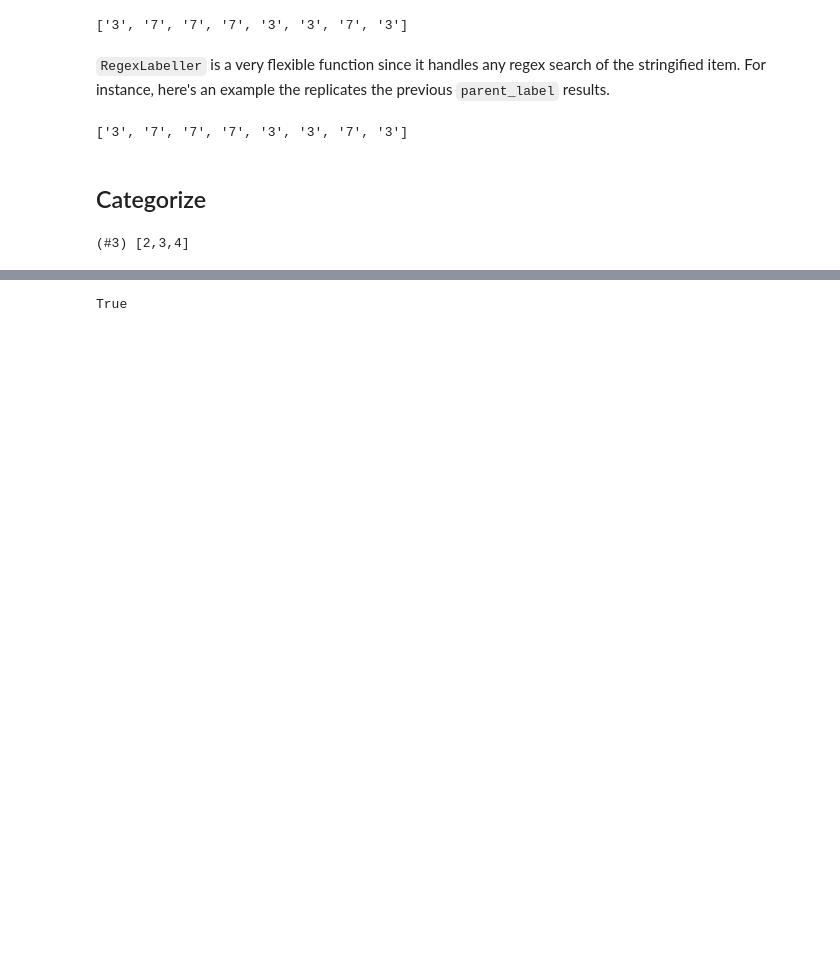
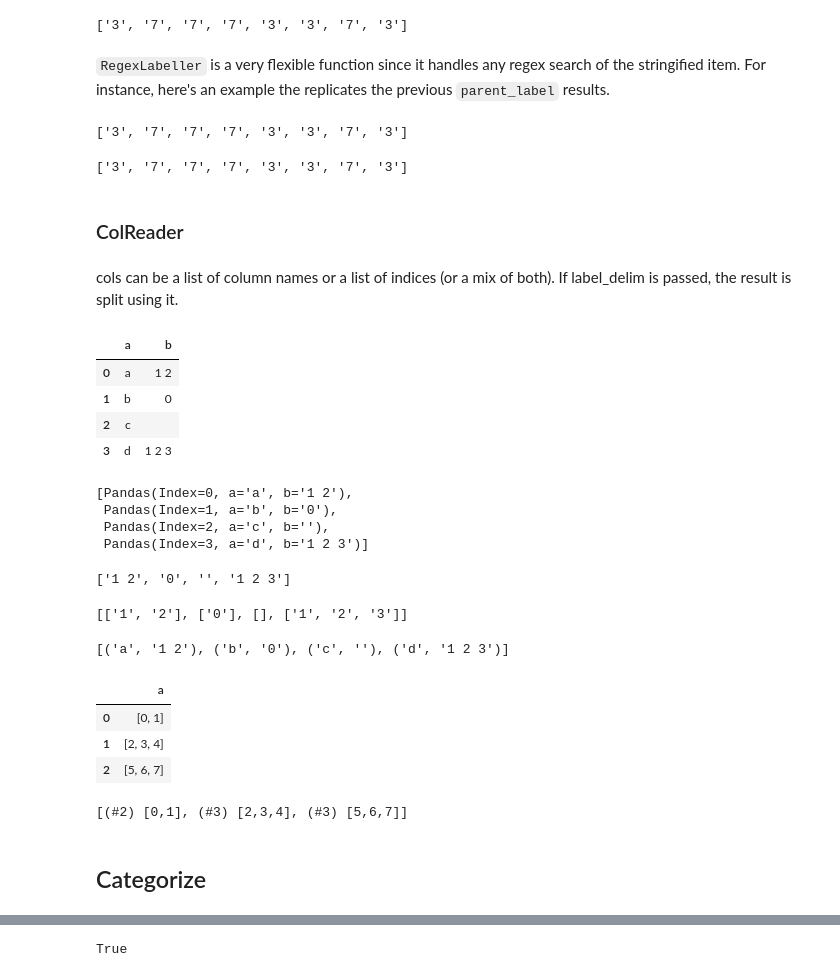
Before and after one commit to anhquan0412/fastai2, a Jupyter notebook: quan-nbs/2_05_data_transforms.ipynb, the cells around one changed output, grey strips where cells are left out. Cells and saved outputs as stored; diff of their text form; code cells hidden in the pictures; blank space fills up the shorter version.

```diff
--- a/quan-nbs/2_05_data_transforms.ipynb
+++ b/quan-nbs/2_05_data_transforms.ipynb
@@ -333,2 +333,11 @@ f = RegexLabeller(r'/(\d)/')
 # %% [output]
 ['3', '7', '7', '7', '3', '3', '7', '3']
+# %%
+regexp = re.compile(f'{re.escape(os.path.sep)}(\d){re.escape(os.path.sep)}')
+f = RegexLabeller(regexp)
+test_eq(parent_label(fnames[0]), '3')
+[f(o) for o in fnames]
+# %% [output]
+['3', '7', '7', '7', '3', '3', '7', '3']
+# %% [markdown]
+### ColReader
@@ -334,0 +359,36 @@ f = RegexLabeller(r'/(\d)/')
+# %% [markdown]
+cols can be a list of column names or a list of indices (or a mix of both). If label_delim is passed, the result is split using it.
+# %%
+df = pd.DataFrame({'a': 'a b c d'.split(), 'b': ['1 2', '0', '', '1 2 3']})
+# %%
+df
+# %% [output]
+|  | a | b |
+| 0 | a | 1 2 |
+| 1 | b | 0 |
+| 2 | c |  |
+| 3 | d | 1 2 3 |
+# %%
+[o for o in df.itertuples()] # loop each row
+# %% [output]
+[Pandas(Index=0, a='a', b='1 2'),
+ Pandas(Index=1, a='b', b='0'),
+ Pandas(Index=2, a='c', b=''),
+ Pandas(Index=3, a='d', b='1 2 3')]
+# %%
+# extract values of column b into arrays
+f = ColReader('b')
+[f(o) for o in df.itertuples()]
+# %% [output]
+['1 2', '0', '', '1 2 3']
+# %%
+# extract column b into arrays, split into subarrays using white space
+f = ColReader('b', label_delim=' ')
+[f(o) for o in df.itertuples()]
+# %% [output]
+[['1', '2'], ['0'], [], ['1', '2', '3']]
+# %%
+f = ColReader(['a','b'])
+[f(o) for o in df.itertuples()]
+# %% [output]
+[('a', '1 2'), ('b', '0'), ('c', ''), ('d', '1 2 3')]
@@ -335,3 +399,16 @@ f = RegexLabeller(r'/(\d)/')
+# %%
+df = pd.DataFrame({'a': [L(0,1), L(2,3,4), L(5,6,7)]})
+df
+# %% [output]
+|  | a |
+| 0 | [0, 1] |
+| 1 | [2, 3, 4] |
+| 2 | [5, 6, 7] |
+# %%
+f = ColReader('a')
+[f(o) for o in df.itertuples()]
+# %% [output]
+[(#2) [0,1], (#3) [2,3,4], (#3) [5,6,7]]
 # %% [markdown]
 ## Categorize
 # %%
@@ -353,7 +430,3 @@ t = CategoryMap([4,2,3,4])
 test_eq(t, [2,3,4])
 test_eq(t.o2i, {2:0,3:1,4:2})
 test_fail(lambda: t.o2i['unseen label'])
-# %%
-t # is a L type
-# %% [output]
-(#3) [2,3,4]
```
Also changed, not shown: parts of 88 cells of this notebook.
